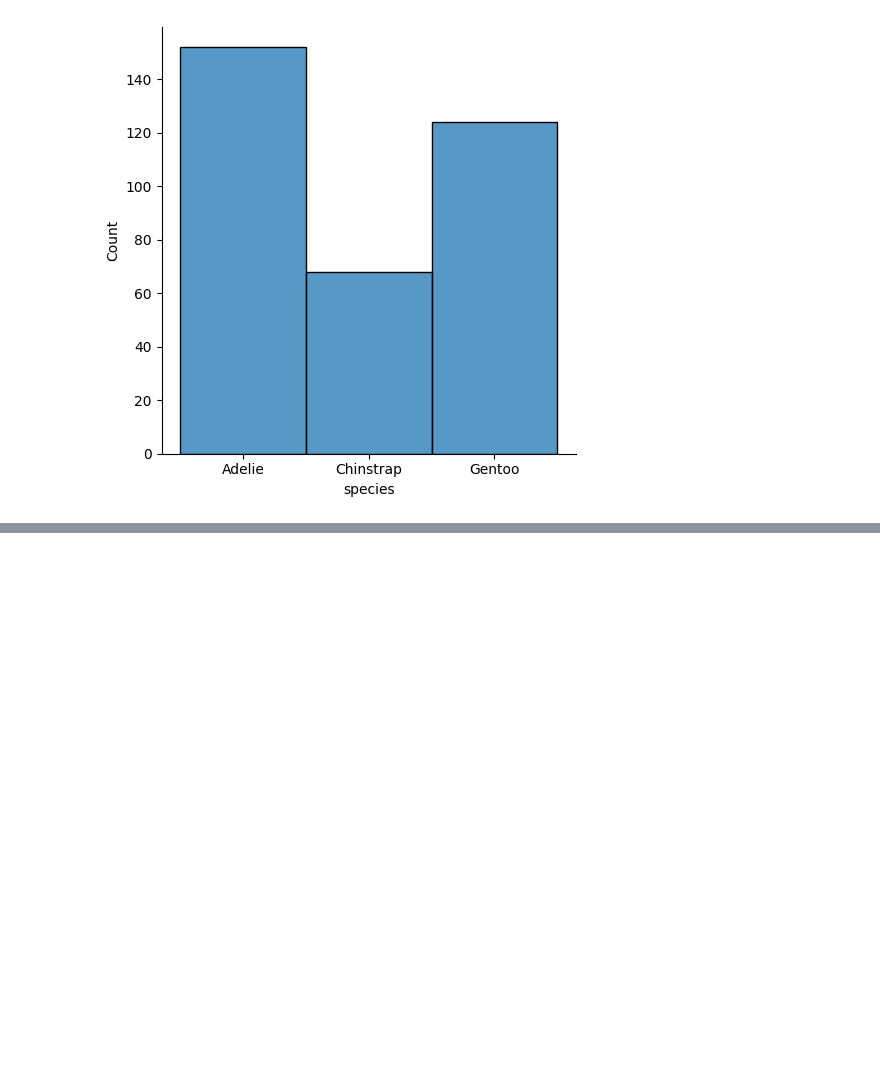
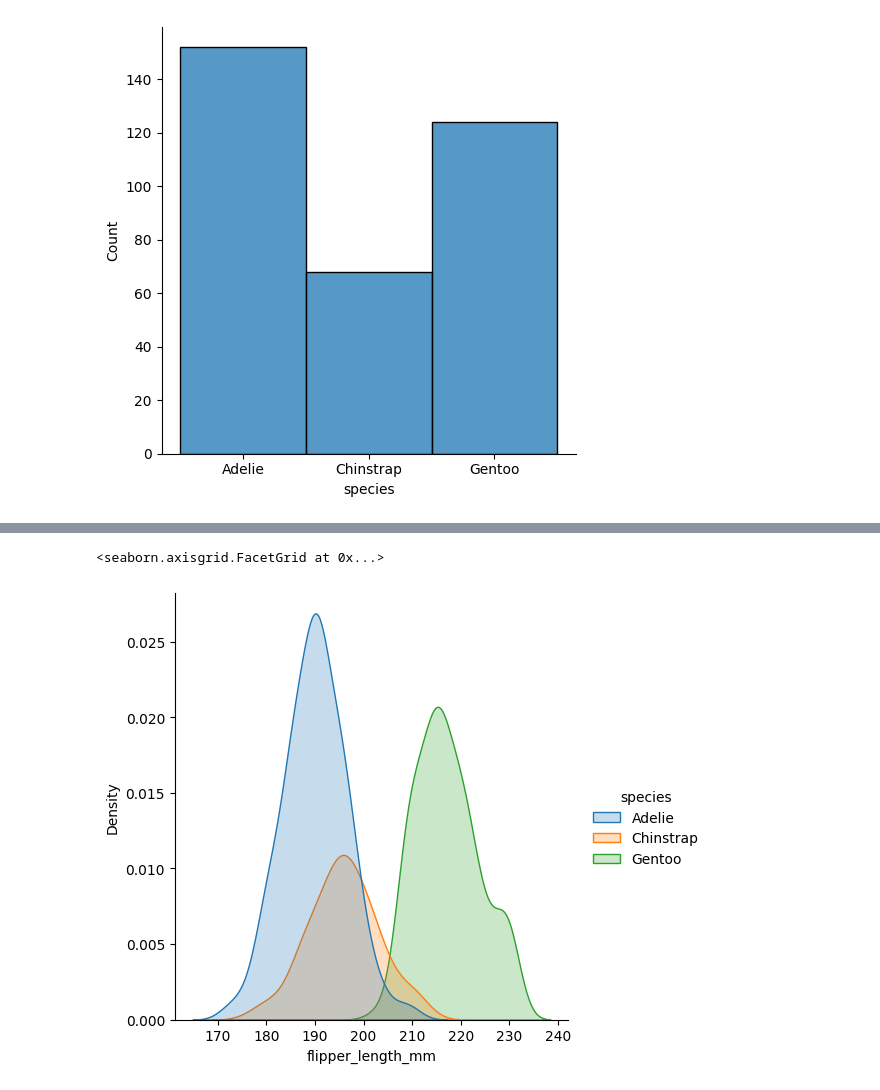
Before and after one commit to KamranMdShaikh/mlops_gitngithub, a Jupyter notebook: data_visualizaion.ipynb, the cells around one changed output, grey strips where cells are left out. Cells and saved outputs as stored; diff of their text form; code cells hidden in the pictures; blank space fills up the shorter version.

```diff
--- a/data_visualizaion.ipynb
+++ b/data_visualizaion.ipynb
@@ -137,0 +153,13 @@ sns.displot(
+# %%
+sns.displot(
+
+    data=penguin_data,
+    x='flipper_length_mm',
+    kind='kde',
+    fill = True,
+    hue='species'
+
+)
+# %% [output]
+<seaborn.axisgrid.FacetGrid at 0x...>
+[figure, added]
```
Also changed, not shown: parts of 3 cells of this notebook.
